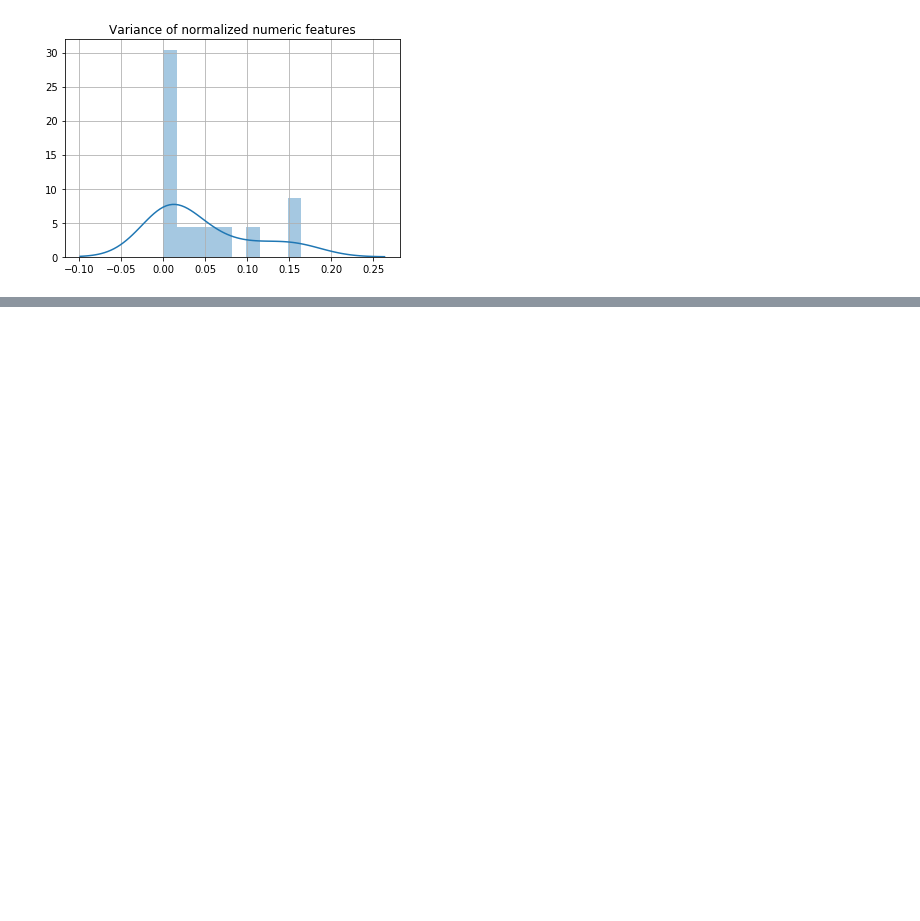
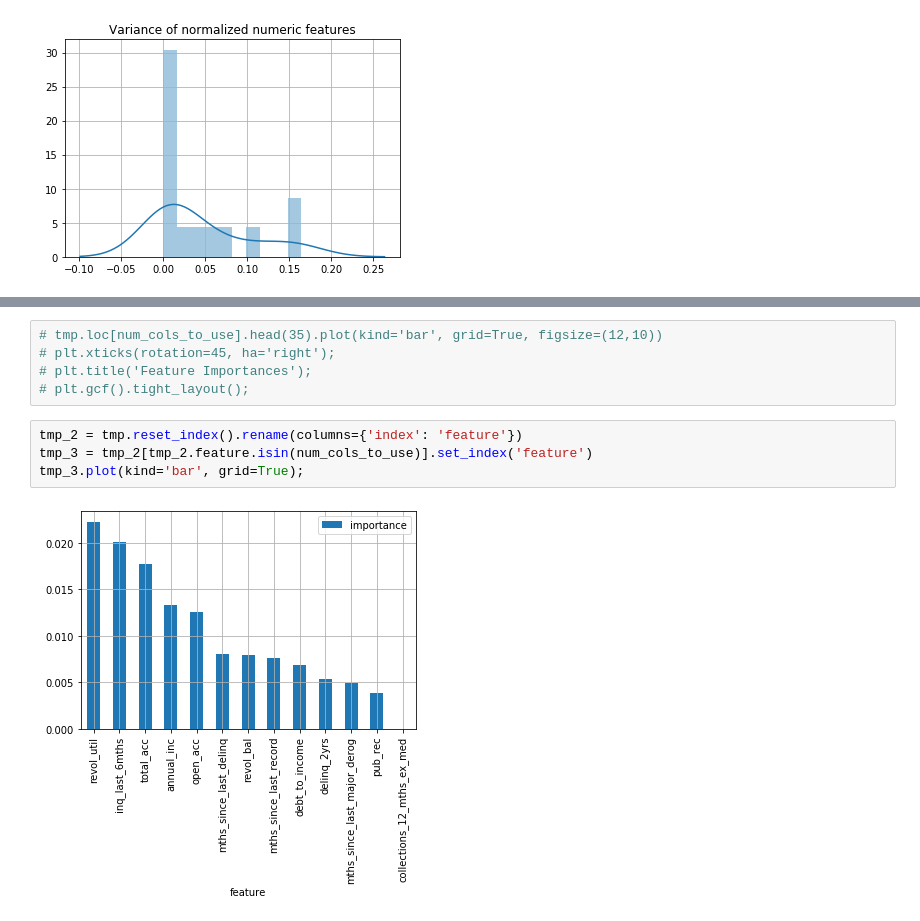
Before and after one commit to bethanymbaker/arch, a Jupyter notebook: notebooks/MavenWave.ipynb, the cells around one changed output, grey strips where cells are left out. Drawn from its saved outputs; the diff is of its cells as text; blank space fills up the shorter version.

```diff
--- a/notebooks/MavenWave.ipynb
+++ b/notebooks/MavenWave.ipynb
@@ -135,0 +302,11 @@ from sklearn.feature_selection import SelectFromModel
+# %%
+# tmp.loc[num_cols_to_use].head(35).plot(kind='bar', grid=True, figsize=(12,10))
+# plt.xticks(rotation=45, ha='right');
+# plt.title('Feature Importances');
+# plt.gcf().tight_layout();
+# %%
+tmp_2 = tmp.reset_index().rename(columns={'index': 'feature'})
+tmp_3 = tmp_2[tmp_2.feature.isin(num_cols_to_use)].set_index('feature')
+tmp_3.plot(kind='bar', grid=True);
+# %% [output]
+[figure, added]
```
Also changed, not shown: parts of 24 cells of this notebook, 3 other files.
